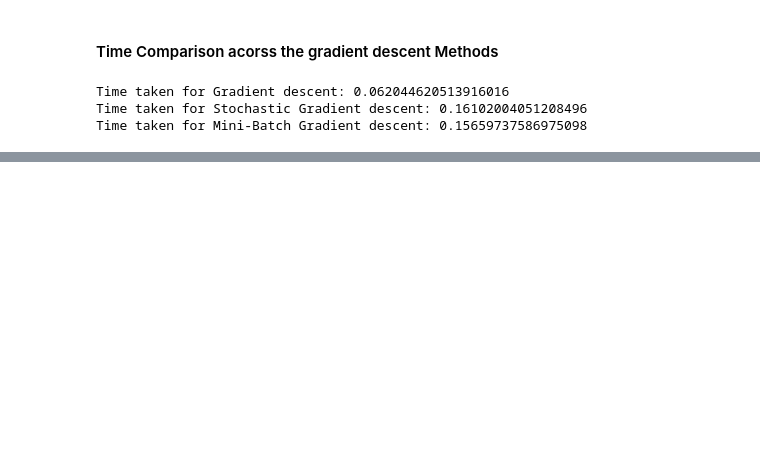
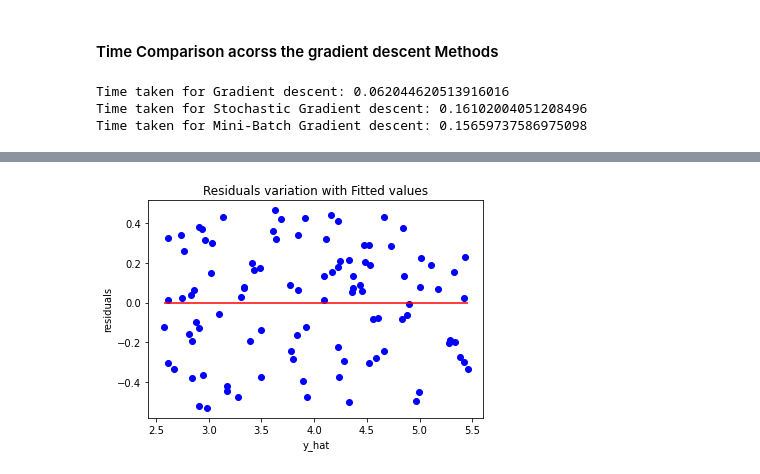
Before and after one commit to ShivaHarshPothula/MachineLearning_Scripts, a Jupyter notebook: Linear_Regression.ipynb, the cells around one changed output, grey strips where cells are left out. Saved outputs shown, nothing was run; the diff lists cells and outputs as text; code cells hidden in the pictures; blank space fills up the shorter version.

Commit message:
Updated assumptions

```diff
--- a/Linear_Regression.ipynb
+++ b/Linear_Regression.ipynb
@@ -391,0 +431,13 @@ Time taken for Mini-Batch Gradient descent: 0.15659737586975098
+# %%
+## Prior assumption of linearity over the model
+# Residual plot
+resid = y-y_hat
+plt.figure(figsize=(6,4))
+plt.scatter(y_hat,resid,color='blue')
+plt.hlines(y=0,xmin = min(y_hat)[0], xmax = max(y_hat)[0],colors='r')
+plt.xlabel('y_hat')
+plt.ylabel('residuals')
+plt.title('Residuals variation with Fitted values')
+plt.show()
+# %% [output]
+[figure, added]
```
Also changed, not shown: parts of 13 cells of this notebook.
